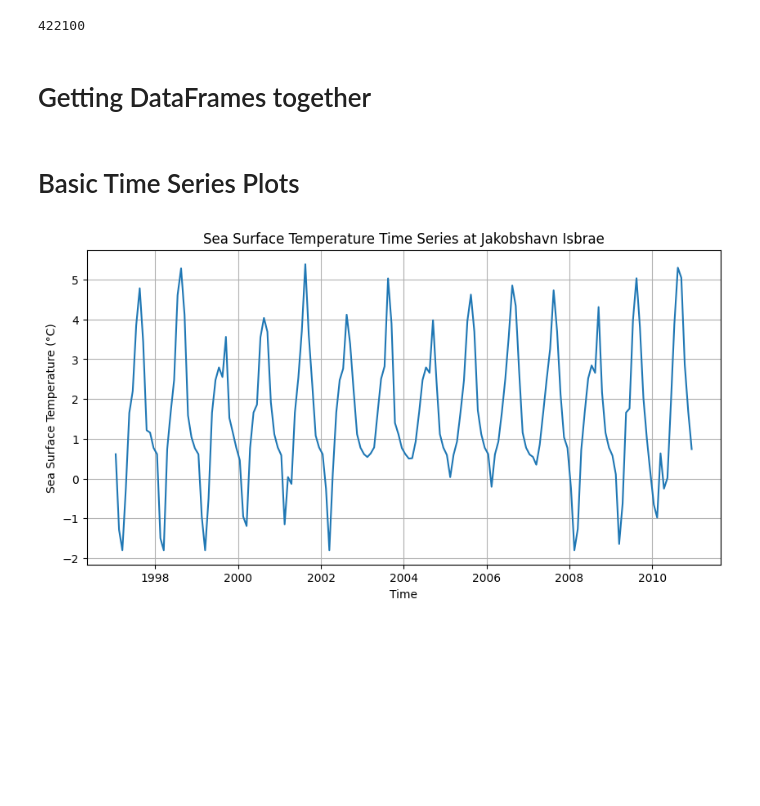
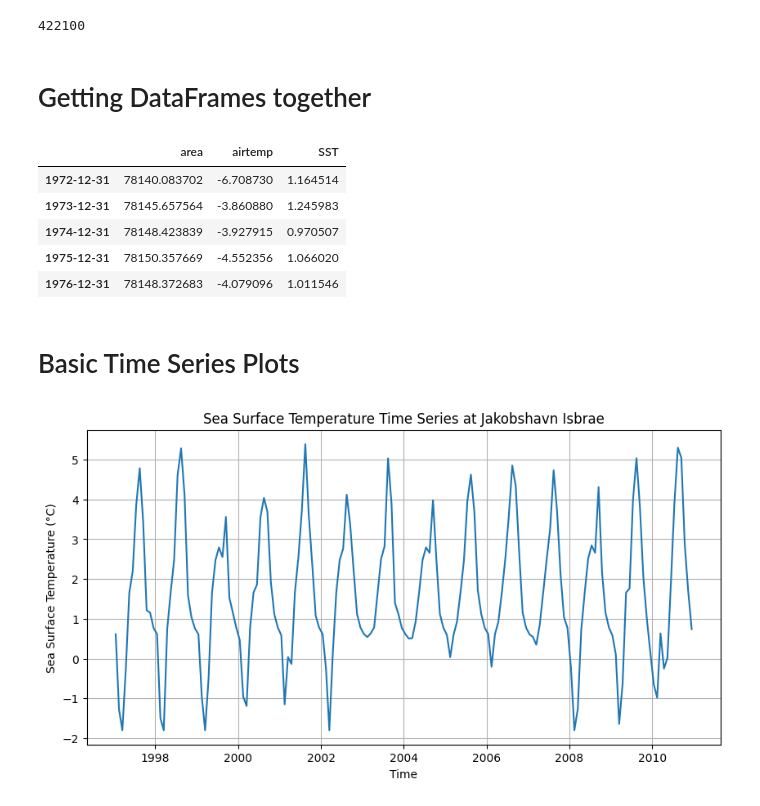
Before and after one commit to joelbarron06/ESDA2_Project, a Jupyter notebook: project_code.ipynb, the cells around one changed output. Drawn from its saved outputs; the diff is of its cells as text; code cells hidden in the pictures; blank space fills up the shorter version.

Commit message:
framework created for bringing glacier data together

```diff
--- a/project_code.ipynb
+++ b/project_code.ipynb
@@ -260,6 +260,51 @@ print(station_number)
 422100
 # %% [markdown]
 # Getting DataFrames together
+# %%
+GLACIER = 'Jakobshavn Isbrae'
+SAMPLE_TIME = 'YE' # Year: 'YE', 5-Year: '5YE'
+
+target_location = (glacier_locations[GLACIER]['lat'], glacier_locations[GLACIER]['lon'])
+
+# get data from closest met station
+station_number = pick_closest_airtemp(station_details, target_location)
+glacier_metdata = metdata[str(station_number)]
+
+# take only year where we have data for all months - avoids bias from missing months, as temp varies seasonally
+glacier_metdata = glacier_metdata[~glacier_metdata['airtemp'].isna()]
+months_per_year = glacier_metdata.groupby(glacier_metdata.index.year).apply(lambda x: x.index.month.nunique())
+valid_years = months_per_year[months_per_year == 12].index
+glacier_metdata = glacier_metdata[glacier_metdata.index.year.isin(valid_years)]
+
+# get SST data from closest grid point and convert to time series
+ind_lat, ind_lon = pick_closest_SST(sst_lat, sst_lon, sst, target_location)
+glacier_sst = sst[:, ind_lat, ind_lon]
+glacier_sst = pd.DataFrame({'Date': sst_time, 'SST': glacier_sst})
+glacier_sst = glacier_sst.set_index('Date')
+
+# align time series to common start date
+start = max(glacier_timeseries.index[0], glacier_metdata.index[0], glacier_sst.index[0])
+
+glacier_area_series = glacier_timeseries[GLACIER][glacier_timeseries.index >= start]
+glacier_metdata_series = glacier_metdata[glacier_metdata.index >= start]
+glacier_sst_series = glacier_sst[glacier_sst.index >= start]
+
+# resample time series
+glacier_area_resampled = glacier_area_series.resample(SAMPLE_TIME).mean().dropna()
+glacier_metdata_resampled = glacier_metdata_series.resample(SAMPLE_TIME).mean().dropna()
+glacier_sst_resampled = glacier_sst_series.resample(SAMPLE_TIME).mean().dropna()
+
+# join time series into single dataframe
+glacier_df = pd.concat([glacier_area_resampled, glacier_metdata_resampled, glacier_sst_resampled], axis=1, join='inner')
+glacier_df = glacier_df.rename(columns={GLACIER: 'area'})
+glacier_df.head()
+# %% [output]
+|  | area | airtemp | SST |
+| 1972-12-31 | 78140.083702 | -6.708730 | 1.164514 |
+| 1973-12-31 | 78145.657564 | -3.860880 | 1.245983 |
+| 1974-12-31 | 78148.423839 | -3.927915 | 0.970507 |
+| 1975-12-31 | 78150.357669 | -4.552356 | 1.066020 |
+| 1976-12-31 | 78148.372683 | -4.079096 | 1.011546 |
 # %% [markdown]
 # Basic Time Series Plots
 # %%
```
Also changed, not shown: parts of 4 cells of this notebook.
